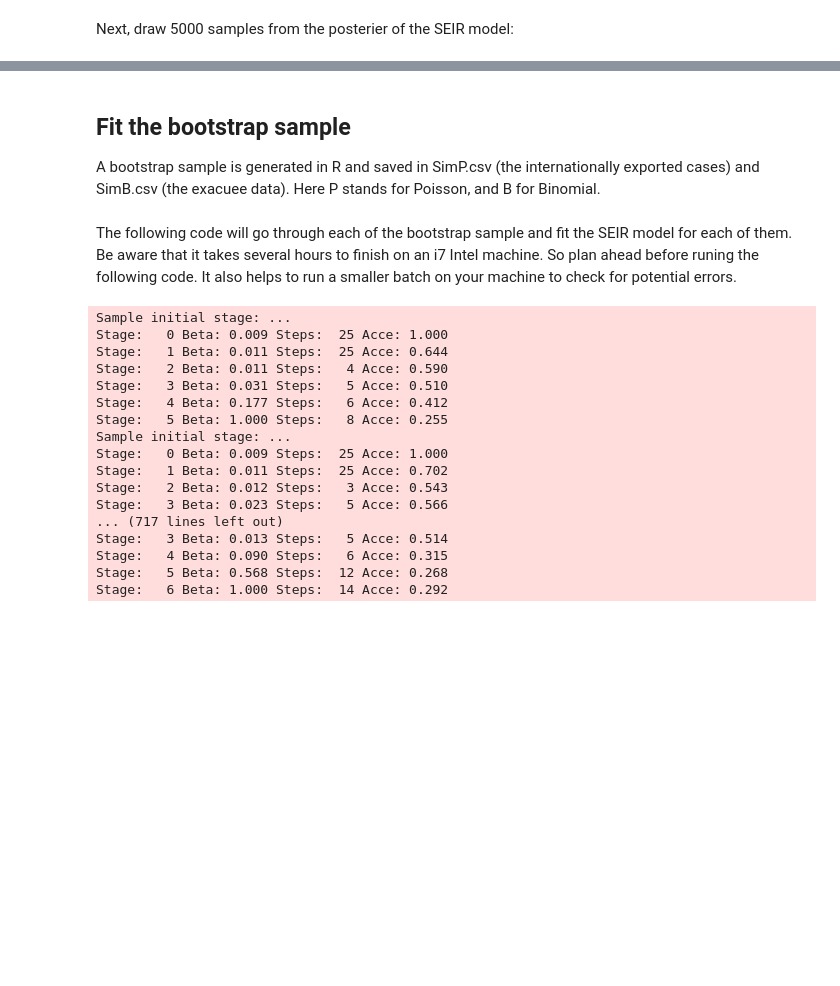
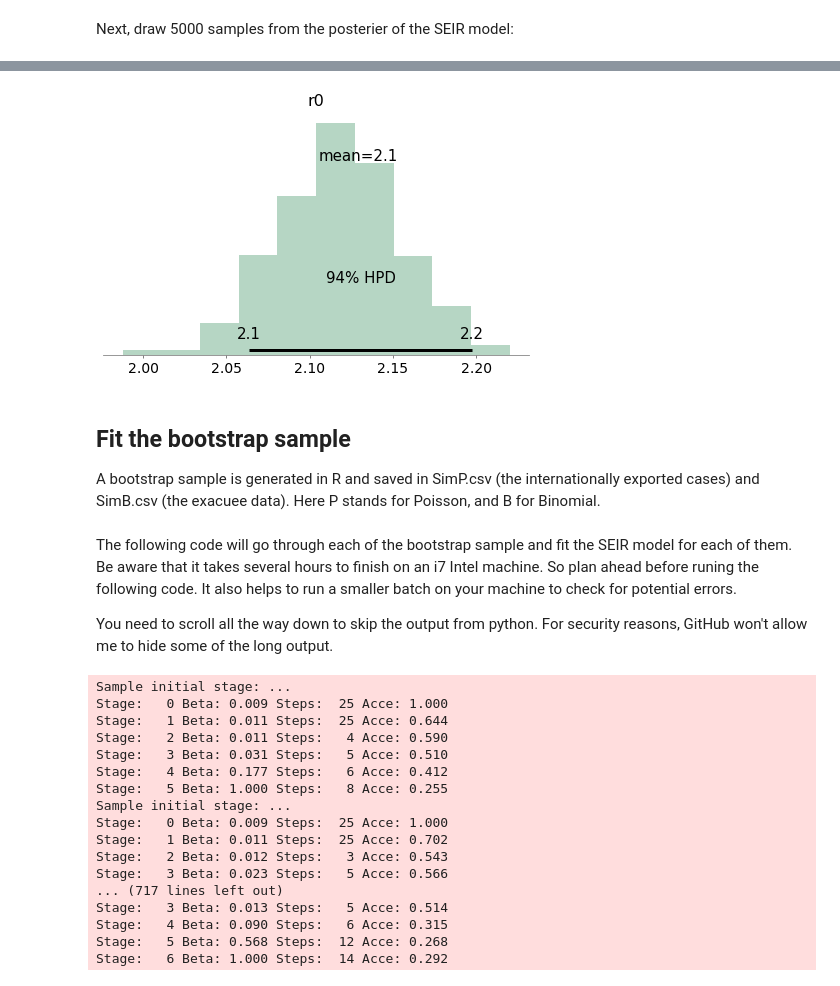
Before and after one commit to HVoltBb/2019nCov, a Jupyter notebook: src/codeExample.ipynb, the cells around one changed output, grey strips where cells are left out. Saved outputs shown, nothing was run; the diff lists cells and outputs as text; code cells hidden in the pictures; blank space fills up the shorter version.

```diff
--- a/src/codeExample.ipynb
+++ b/src/codeExample.ipynb
@@ -288,7 +289,7 @@ All three input data are loaded into python and converted to numpy objects.
 1, the internationally exported cases:
 # %%
 data = []
-with open('CaseExp.csv') as file:
+with open('../data/CaseExp.csv') as file:
     data = list(csv.reader(file))
 # %%
 from datetime import date, datetime
@@ -313,7 +314,7 @@ tb = np.array(sorted(Counter(xdRel).items()))
 2, the evacuees dataset:
 # %%
 data = []
-with open("Evacuee.csv") as file:
+with open("../data/Evacuee.csv") as file:
     data = list(csv.reader(file))
 
 ev = []
@@ -327,7 +328,7 @@ evRel = np.array(evRel).astype(int)
 # %% [markdown]
 3, the real time heat index from Baidu:
 # %%
-with open('RealtimeTraffic.csv') as file:
+with open('../data/RealtimeTraffic.csv') as file:
     data = list(csv.reader(file))
 
 fctr = 138412.01 # estimated scaling factor based on calibrated Tencent data from Wu(2020)
@@ -432,5 +429,7 @@ You can plot the posterier estimates, and also save them as csv files.
 # %%
-pm.plot_posterior(trace, kind='hist', bins=15, color='seagreen');
+pm.plot_posterior(trace, kind='hist', bins=10, color='seagreen');
+# %% [output]
+[figure, added]
 # %%
 np.savetxt('postr0.csv', trace.get_values('r0'), delimiter=',')
 np.savetxt('postmul.csv', trace.get_values('mul'), delimiter=',')
@@ -450,6 +450,8 @@ Pdata = np.array(data)
 Pdata = Pdata[1:(Pdata.shape[0]+1), 1:19].astype(float)
 # %% [markdown]
 The following code will go through each of the bootstrap sample and fit the SEIR model for each of them. Be aware that it takes several hours to finish on an i7 Intel machine. So plan ahead before runing the following code. It also helps to run a smaller batch on your machine to check for potential errors.
+
+You need to scroll all the way down to skip the output from python. For security reasons, GitHub won't allow me to hide some of the long output.
 # %%
 #sim bs
 ## simulation
```
Also changed, not shown: parts of 7 cells of this notebook.
